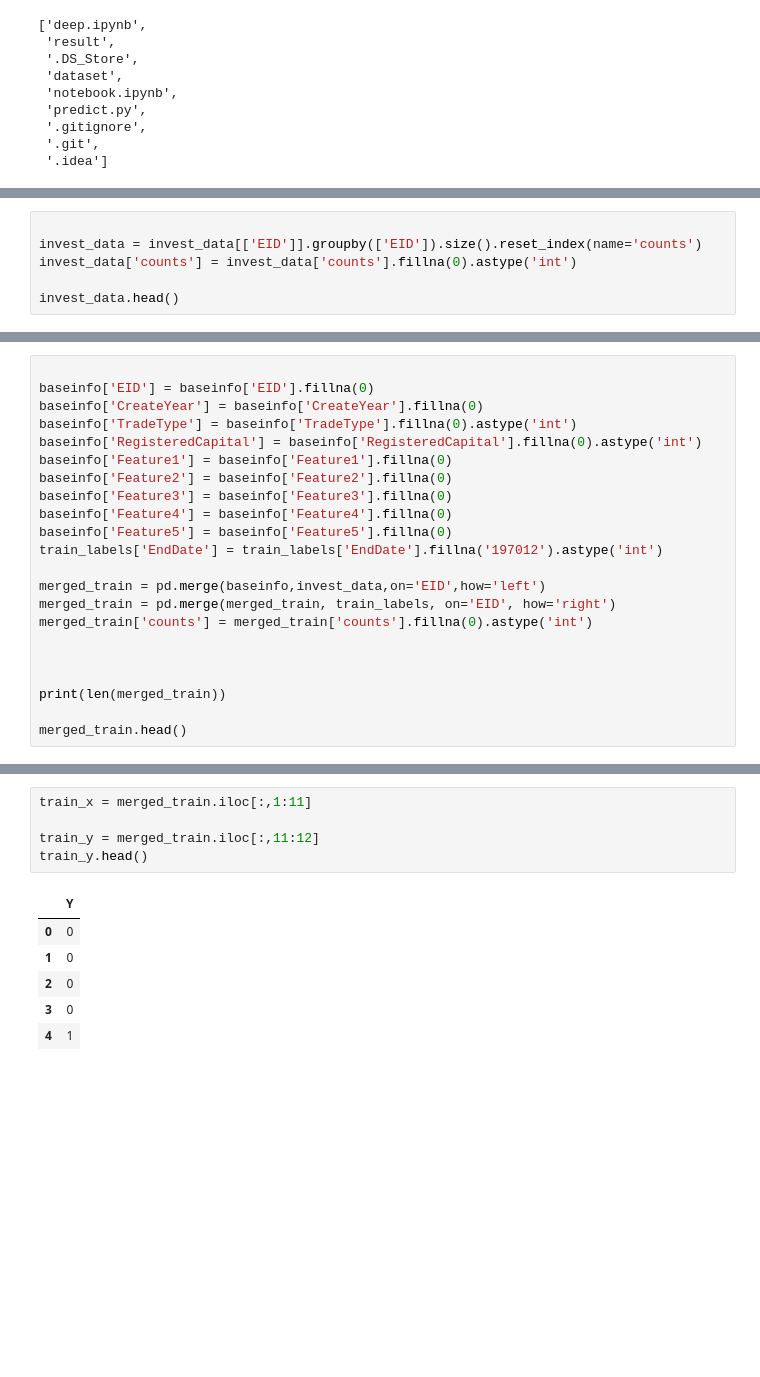
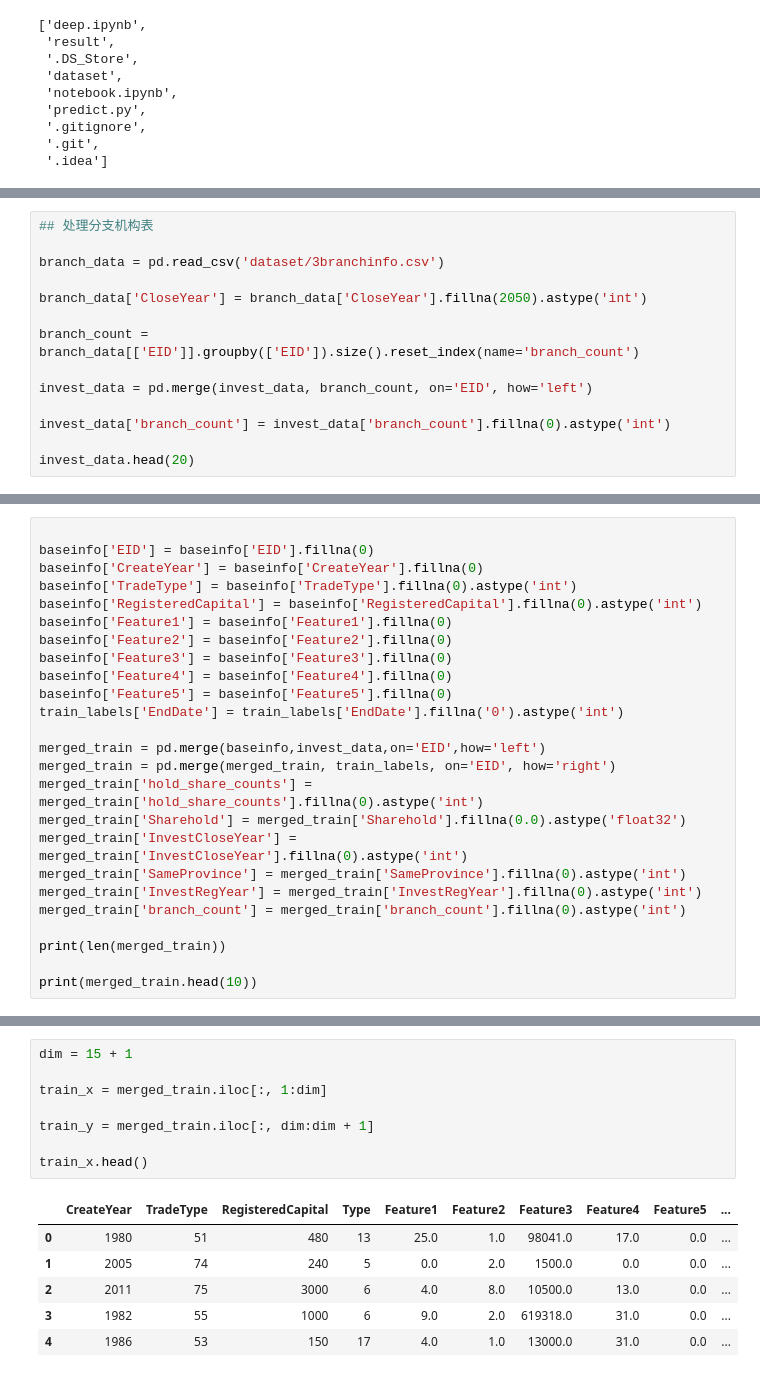
Before and after one commit to covariantFunctor/awesome_algo, a Jupyter notebook: deep.ipynb, the cells around one changed output, grey strips where cells are left out. Drawn from its saved outputs; the diff is of its cells as text; blank space fills up the shorter version.

```diff
--- a/deep.ipynb
+++ b/deep.ipynb
@@ -32,7 +68,15 @@ invest_data['Sharehold'] = invest_data['Sharehold'].fillna(0).astype('float32')
 # %%
+## 处理分支机构表
 
-invest_data = invest_data[['EID']].groupby(['EID']).size().reset_index(name='counts')
-invest_data['counts'] = invest_data['counts'].fillna(0).astype('int')
+branch_data = pd.read_csv('dataset/3branchinfo.csv')
 
-invest_data.head()
+branch_data['CloseYear'] = branch_data['CloseYear'].fillna(2050).astype('int')
+
+branch_count = branch_data[['EID']].groupby(['EID']).size().reset_index(name='branch_count')
+
+invest_data = pd.merge(invest_data, branch_count, on='EID', how='left')
+
+invest_data['branch_count'] = invest_data['branch_count'].fillna(0).astype('int')
+
+invest_data.head(20)
 # %% [output]
@@ -53,16 +108,19 @@ baseinfo['Feature2'] = baseinfo['Feature2'].fillna(0)
 baseinfo['Feature3'] = baseinfo['Feature3'].fillna(0)
 baseinfo['Feature4'] = baseinfo['Feature4'].fillna(0)
 baseinfo['Feature5'] = baseinfo['Feature5'].fillna(0)
-train_labels['EndDate'] = train_labels['EndDate'].fillna('197012').astype('int')
+train_labels['EndDate'] = train_labels['EndDate'].fillna('0').astype('int')
 
 merged_train = pd.merge(baseinfo,invest_data,on='EID',how='left')
 merged_train = pd.merge(merged_train, train_labels, on='EID', how='right')
-merged_train['counts'] = merged_train['counts'].fillna(0).astype('int')
-
-
+merged_train['hold_share_counts'] = merged_train['hold_share_counts'].fillna(0).astype('int')
+merged_train['Sharehold'] = merged_train['Sharehold'].fillna(0.0).astype('float32')
+merged_train['InvestCloseYear'] = merged_train['InvestCloseYear'].fillna(0).astype('int')
+merged_train['SameProvince'] = merged_train['SameProvince'].fillna(0).astype('int')
+merged_train['InvestRegYear'] = merged_train['InvestRegYear'].fillna(0).astype('int')
+merged_train['branch_count'] = merged_train['branch_count'].fillna(0).astype('int')
 
 print(len(merged_train))
 
-merged_train.head()
+print(merged_train.head(10))
 # %% [output]
 150095
@@ -75,15 +143,18 @@ merged_train.head()
 # %%
-train_x = merged_train.iloc[:,1:11]
+dim = 15 + 1
 
-train_y = merged_train.iloc[:,11:12]
-train_y.head()
+train_x = merged_train.iloc[:, 1:dim]
+
+train_y = merged_train.iloc[:, dim:dim + 1]
+
+train_x.head()
 # %% [output]
-|  | Y |
-| 0 | 0 |
-| 1 | 0 |
-| 2 | 0 |
-| 3 | 0 |
-| 4 | 1 |
+|  | CreateYear | TradeType | RegisteredCapital | Type | Feature1 | Feature2 | Feature3 | Feature4 | Feature5 | ... |
+| 0 | 1980 | 51 | 480 | 13 | 25.0 | 1.0 | 98041.0 | 17.0 | 0.0 | ... |
+| 1 | 2005 | 74 | 240 | 5 | 0.0 | 2.0 | 1500.0 | 0.0 | 0.0 | ... |
+| 2 | 2011 | 75 | 3000 | 6 | 4.0 | 8.0 | 10500.0 | 13.0 | 0.0 | ... |
+| 3 | 1982 | 55 | 1000 | 6 | 9.0 | 2.0 | 619318.0 | 31.0 | 0.0 | ... |
+| 4 | 1986 | 53 | 150 | 17 | 4.0 | 1.0 | 13000.0 | 31.0 | 0.0 | ... |
 # %%
 merged_test = pd.merge(baseinfo, invest_data, on='EID', how='left')
 merged_test = pd.merge(merged_test, test_data, on='EID', how='right')
```
Also changed, not shown: parts of 14 cells of this notebook.
